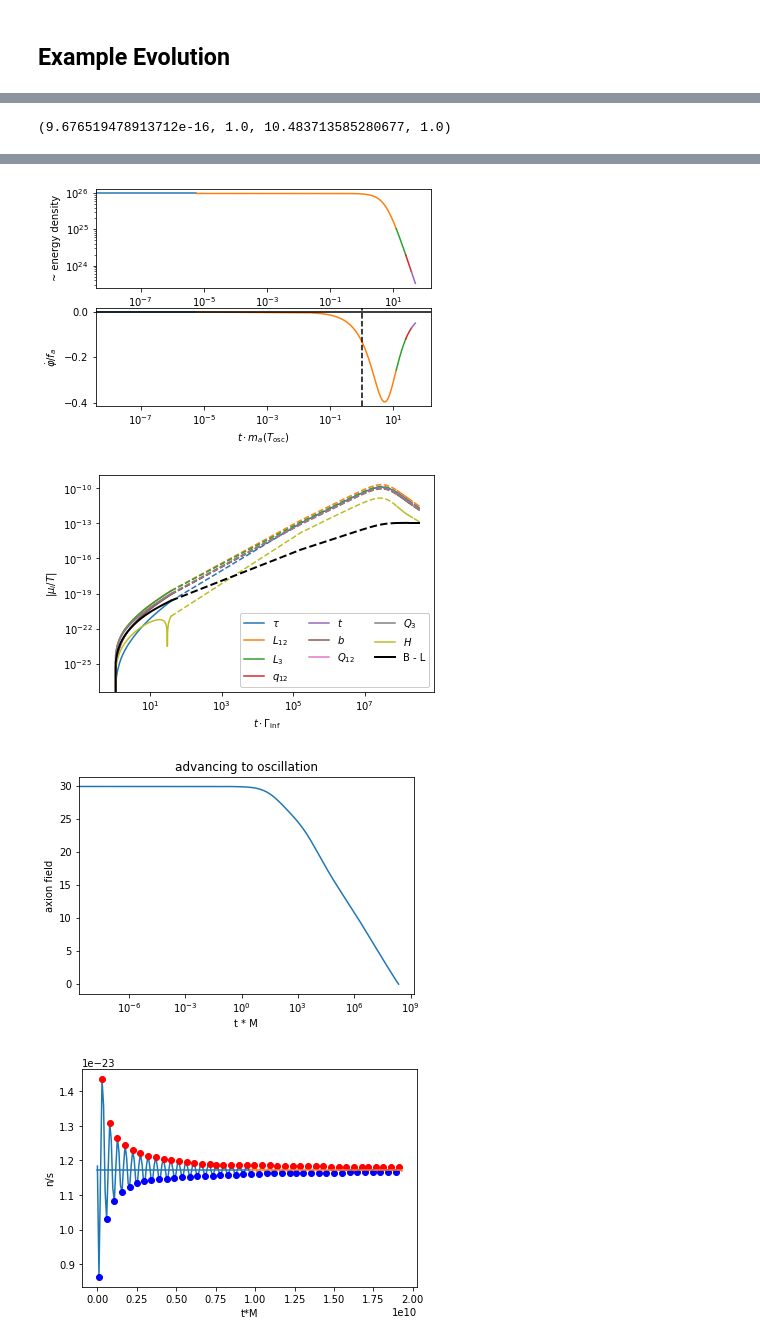
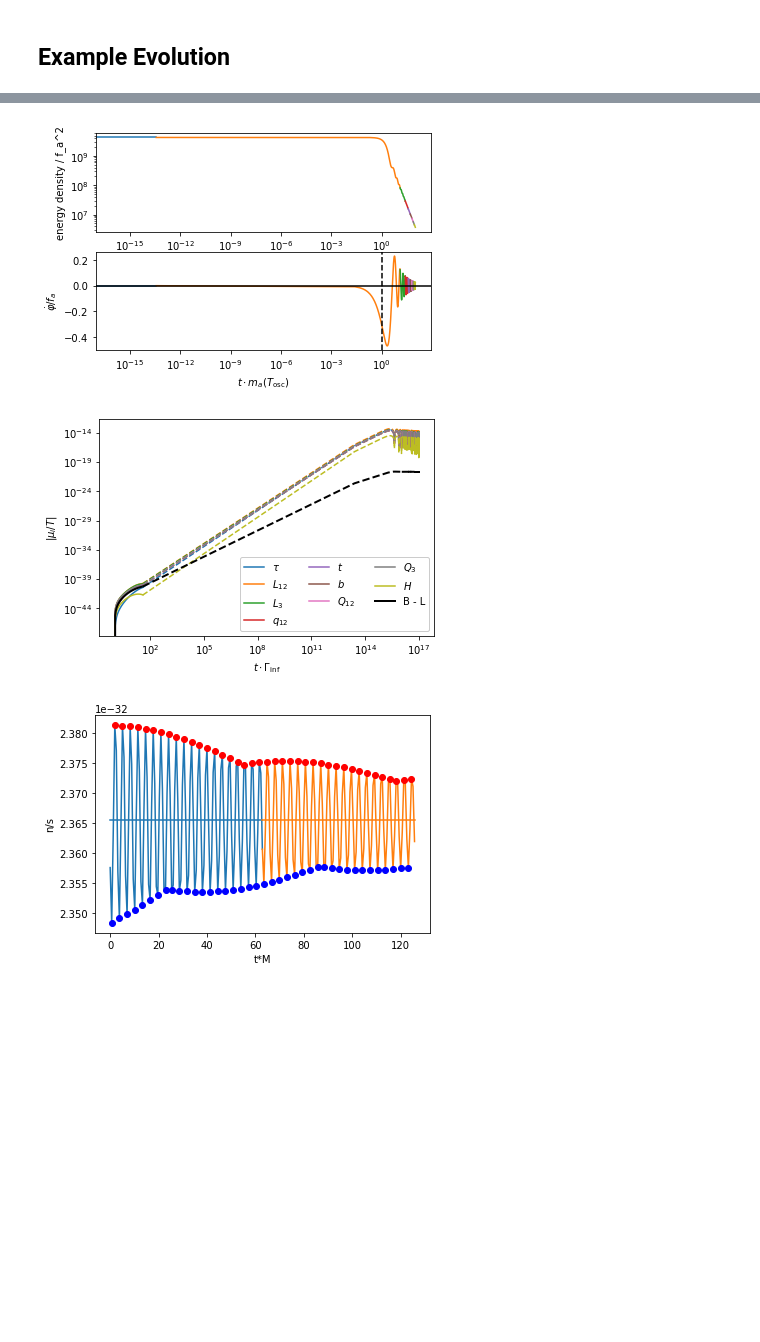
Before and after one commit to anna-jana/masters-project, a Jupyter notebook: transport_eq_in_time/clockwork.ipynb, the cells around one changed output, grey strips where cells are left out. Drawn from its saved outputs; the diff is of its cells as text; code cells hidden in the pictures; blank space fills up the shorter version.

```diff
--- a/transport_eq_in_time/clockwork.ipynb
+++ b/transport_eq_in_time/clockwork.ipynb
@@ -135,7 +135,7 @@ plt.yticks(fontsize=15);
 %run clockwork_axion.py
 H_inf = 2e12
 Gamma_inf = 1e8
-mR = 6
+mR = 0
 m_phi = 100 * 1e-9 # [GeV]
 eps = calc_eps(mR)
 f = 1e12
@@ -183 +164,0 @@ relic density took: 1.2384276390075684 seconds
-(9.676519478913712e-16, 1.0, 10.483713585280677, 1.0)
@@ -186,4 +167,3 @@ relic density took: 1.2384276390075684 seconds
-[figure, old version]
+[figure, new version]
-[figure, old version]
+[figure, new version]
-[figure, old version]
+[figure, new version]
-[figure, removed]
```
Also changed, not shown: parts of 4 cells of this notebook, 4 other files.
